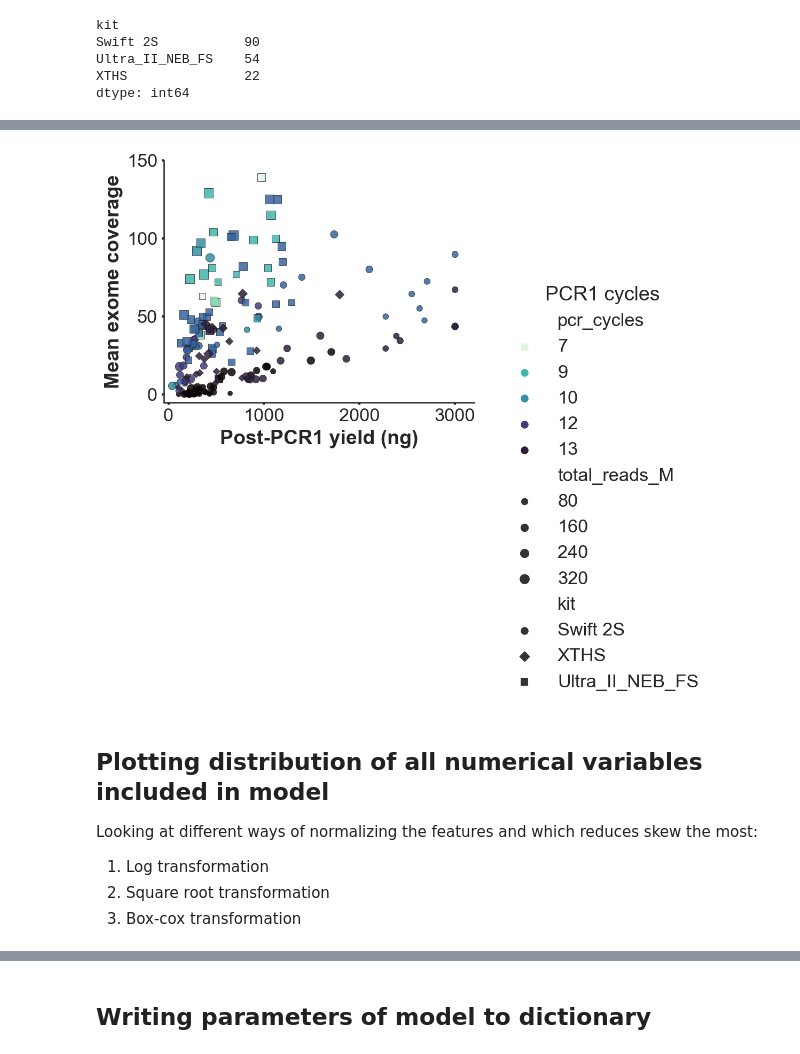
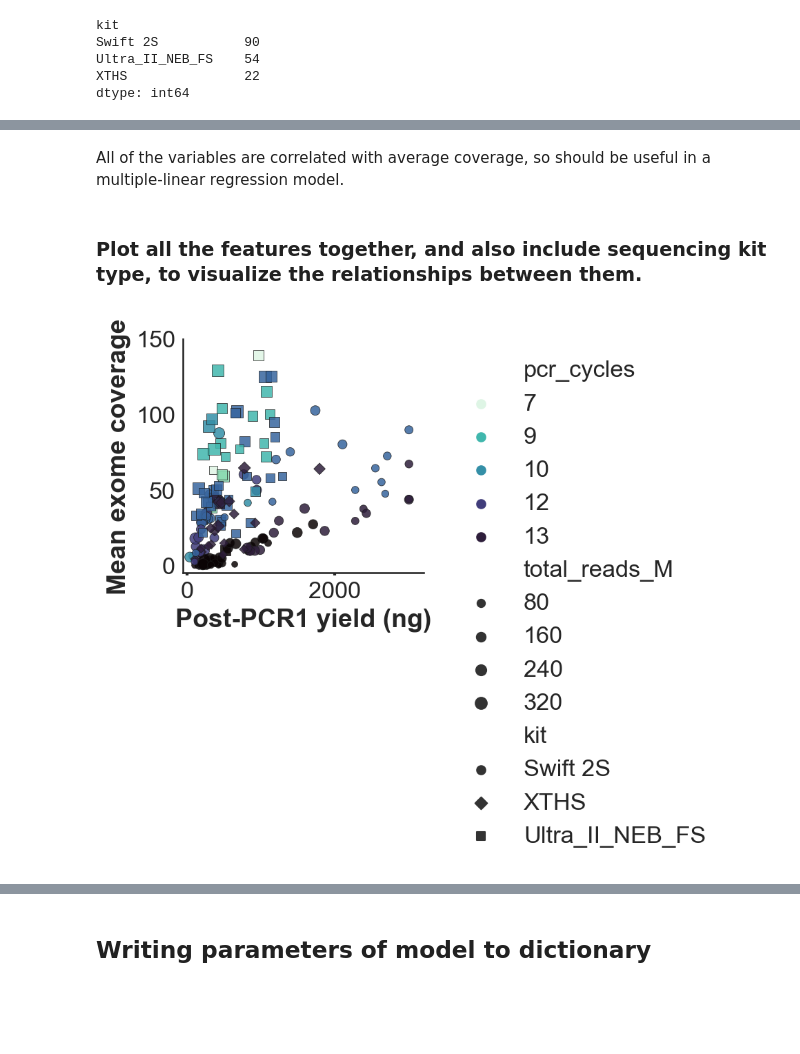
Before and after one commit to danielanach/PROCEED, a Jupyter notebook: model_training/build_PROCEED_model.ipynb, the cells around one changed output, grey strips where cells are left out. Saved outputs shown, nothing was run; the diff lists cells and outputs as text; code cells hidden in the pictures; blank space fills up the shorter version.

```diff
--- a/model_training/build_PROCEED_model.ipynb
+++ b/model_training/build_PROCEED_model.ipynb
@@ -26,11 +38,11 @@ import statsmodels.api as sm
 # %%
-sns.set_context("paper")
+sns.set_context('paper')
 
 # Set the font to be serif, rather than sans
-sns.set(font='arial',font_scale=1.5)
+sns.set(font='arial', font_scale=1.5)
 
 # Make the background white, and specify the
 # specific font family
-sns.set_style("white", {
-    "font.family": "arial",'axes.grid': False,"font.size":14,"axes.labelsize":14})
+sns.set_style('white', {'font.family': 'arial', 'axes.grid': False,
+                        'font.size':12, 'axes.labelsize':10})
 # %% [markdown]
@@ -46,3 +60,3 @@ This data is a compilation of both published and un-published FFPE DNA samples w
 # %%
 data = pd.read_csv('ffpe_DNA_seq_training_data_clean.csv')
-data['total_reads_M'] = data['total_reads']/1000000
+print('Data dimensions: {}'.format(data.shape))
@@ -51,3 +67,5 @@ data['total_reads_M'] = data['total_reads']/1000000
 In the case that multiple libraries were prepared from the same FFPE DNA extraction, we are only keeping data from one of these libraries. Since decisions about which samples to continue on through exome sequencing typically tend to be those that have little input DNA, we chose to keep the lowest DNA input amount.
 # %%
-data = data.sort_values(by='input_DNA_ng').drop_duplicates(subset='dna',keep='first')
+data = data.sort_values(by='input_DNA_ng').drop_duplicates(subset='dna',
+                                                           keep='first')
+print('Data dimensions: {}'.format(data.shape))
@@ -78,33 +118,41 @@ Number of unique samples: 124
+# %% [markdown]
+All of the variables are correlated with average coverage, so should be useful in a multiple-linear regression model.
+# %% [markdown]
+### Plot all the features together, and also include sequencing kit type, to visualize the relationships between them.
 # %%
-plt.figure(figsize=(5,4),dpi=150)
+# Note, I am capping the post-pcr1 DNA at 3ug for visualization purposes
+data['post_pcr1_dna_clip'] = np.clip(data['post_pcr1_dna'],
+                                     a_min=0, a_max=3000)
 
-data['post_pcr1_dna_clip'] = np.clip(data['post_pcr1_dna'],a_min=0,a_max=3000)
+plt.figure(figsize=(3,3), dpi=150)
+
 sns.scatterplot(data=data,
-               x='post_pcr1_dna_clip',
-               y='average_coverage',
-               palette='mako_r',
-               edgecolor='k',
-               alpha=0.85,
-               size='total_reads_M',
-               hue='pcr_cycles',
-               style='kit',
-               style_order=['Swift 2S','XTHS','Ultra_II_NEB_FS'],
-               markers=['o','D','s'],
-               s=200)
-plt.xlim(-50,3200)
-plt.ylim(-5,150)
-sns.despine(right = True)
-plt.legend(bbox_to_anchor=(1.05,0.55),title='PCR1 cycles',frameon=False)
-plt.xlabel('Post-PCR1 yield (ng)',fontweight='bold')
-plt.ylabel('Mean exome coverage',fontweight='bold')
-plt.tick_params(axis = 'x', which = 'major',size=2,width=2,direction='out', bottom='on')
-plt.tick_params(axis = 'y', which = 'major',size=2,width=2,direction='out', left='on')
-plt.savefig('PCR1_yield_and_exome_coverage.pdf',dpi=150,bbox_inches='tight')
+                x='post_pcr1_dna_clip',
+                y='average_coverage',
+                palette='mako_r',
+                edgecolor='k',
+                alpha=0.85,
+                size='total_reads_M',
+                hue='pcr_cycles',
+                style='kit',
+                style_order=['Swift 2S', 'XTHS', 'Ultra_II_NEB_FS'],
+                markers=['o', 'D', 's'],
+                s=200)
+
+plt.xlim(-50, 3200)
+plt.ylim(-5, 150)
+
+sns.despine(right=True)
+
+plt.xlabel('Post-PCR1 yield (ng)', fontweight='bold')
+plt.ylabel('Mean exome coverage', fontweight='bold')
+
+plt.tick_params(axis='both', which='major', size=2, width=2,
+                direction='out', bottom='on')
+
+plt.legend(bbox_to_anchor=(1.05, 1), frameon=False)
+plt.savefig('figures/PCR1_yield_and_exome_coverage.pdf', dpi=150,
+            bbox_inches='tight')
+plt.show()
 # %% [output]
-[figure, old version]
+[figure, new version]
-# %% [markdown]
-## Plotting distribution of all numerical variables included in model
-Looking at different ways of normalizing the features and which reduces skew the most:
-1. Log transformation
-2. Square root transformation
-3. Box-cox transformation
```
Also changed, not shown: parts of 60 cells of this notebook.
